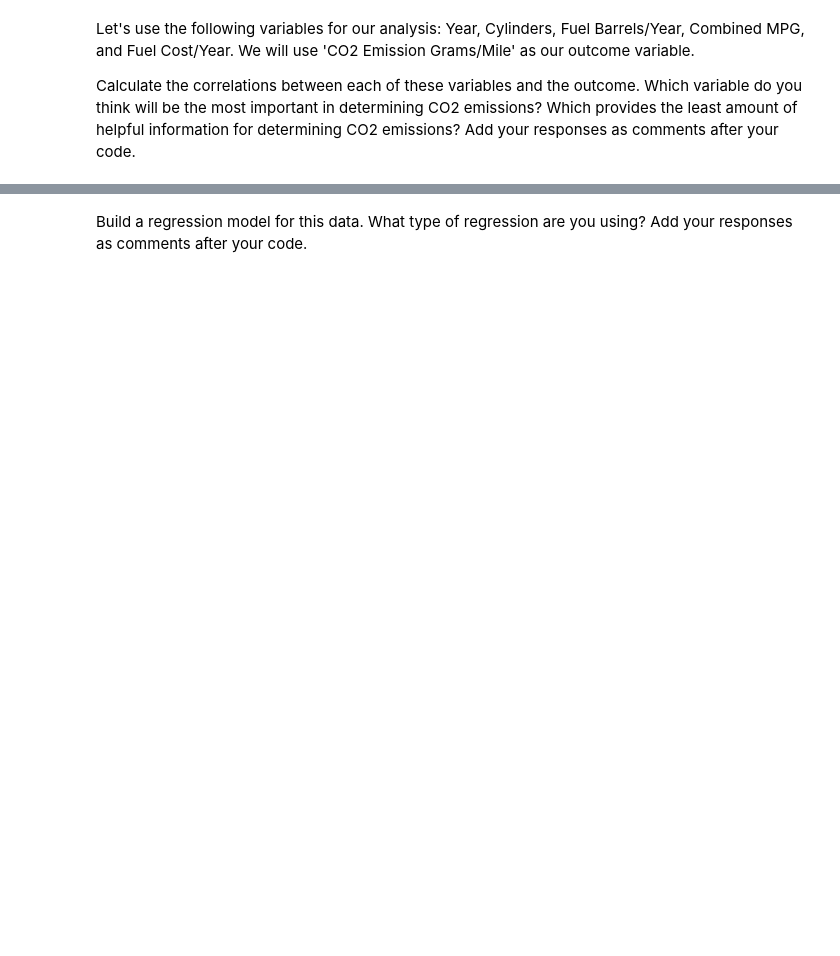
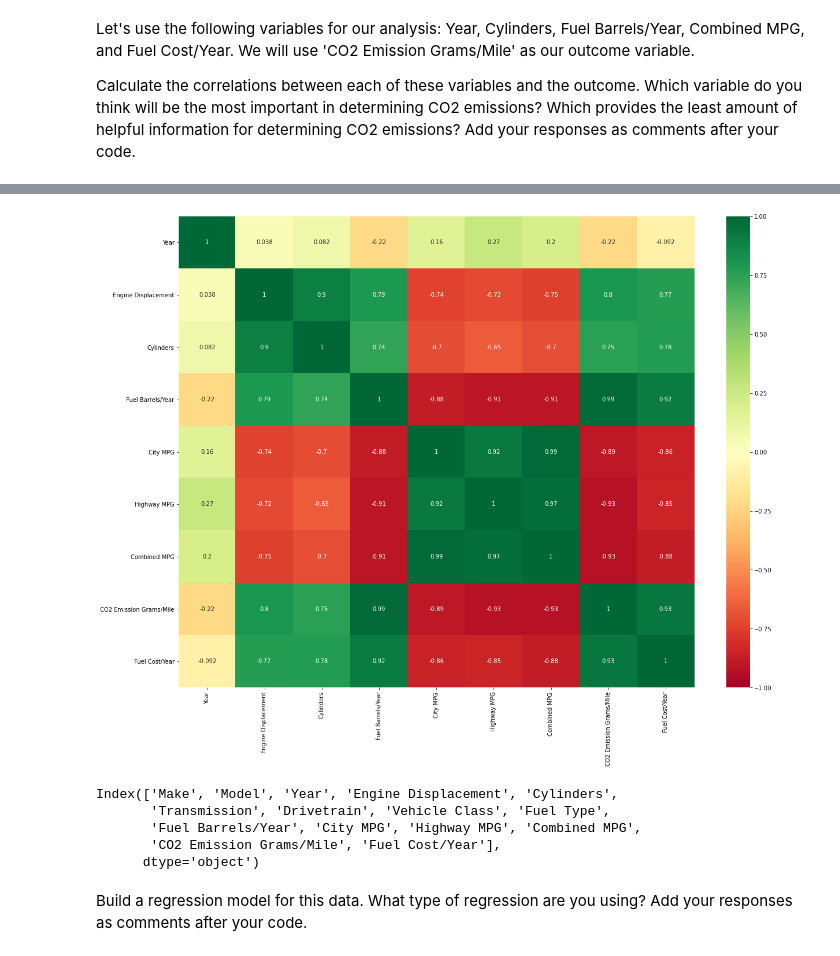
Before and after one commit to ta-data-lis/lab-regression-analysis, a Jupyter notebook: your-code/challenge1.ipynb, the cells around one changed output, grey strips where cells are left out. Saved outputs shown, nothing was run; the diff lists cells and outputs as text; code cells hidden in the pictures; blank space fills up the shorter version.

```diff
--- a/your-code/challenge1.ipynb
+++ b/your-code/challenge1.ipynb
@@ -65,0 +170,11 @@ For the second part of this lab, we will use the vehicles.csv data set. You can
+# %%
+# Import any libraries you may need & the data
+
+#read the dataset and store as a variable
+vehicles_df = pd.read_csv("vehicles.csv")
+
+#create a dataframe from the variable
+vehicles_df = pd.DataFrame(vehicles_df)
+
+#display the dataframe to check it looks correct
+vehicles_df
@@ -69,3 +198,5 @@ Let's use the following variables for our analysis: Year, Cylinders, Fuel Barrel
 Calculate the correlations between each of these variables and the outcome. Which variable do you think will be the most important in determining CO2 emissions? Which provides the least amount of helpful information for determining CO2 emissions? Add your responses as comments after your code.
 # %%
 # Your response here.
+corr_matrix = vehicles_df.corr()
+corr_matrix
@@ -72,2 +219,17 @@ Calculate the correlations between each of these variables and the outcome. Whic
+# %%
+from matplotlib import pyplot as plt
+
+fig, ax = plt.subplots(figsize = (20,15))
+sns.heatmap(corr_matrix, cmap = plt.cm.RdYlGn, ax = ax, vmin = -1, vmax = 1, annot=True);
+# %% [output]
+[figure, added]
+# %%
+vehicles_df.columns
+# %% [output]
+Index(['Make', 'Model', 'Year', 'Engine Displacement', 'Cylinders',
+       'Transmission', 'Drivetrain', 'Vehicle Class', 'Fuel Type',
+       'Fuel Barrels/Year', 'City MPG', 'Highway MPG', 'Combined MPG',
+       'CO2 Emission Grams/Mile', 'Fuel Cost/Year'],
+      dtype='object')
 # %% [markdown]
 Build a regression model for this data. What type of regression are you using? Add your responses as comments after your code.
```
Also changed, not shown: parts of 41 cells of this notebook.
